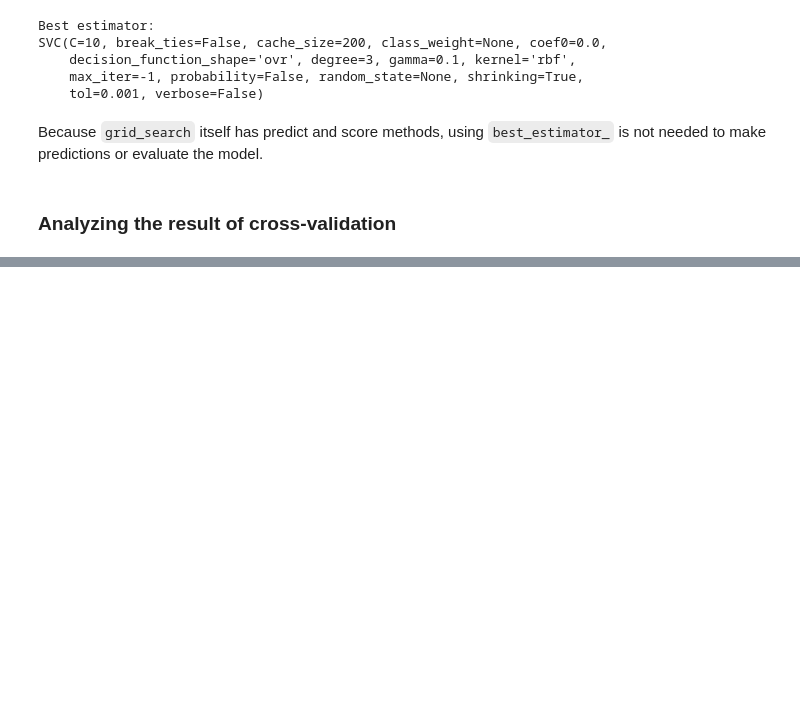
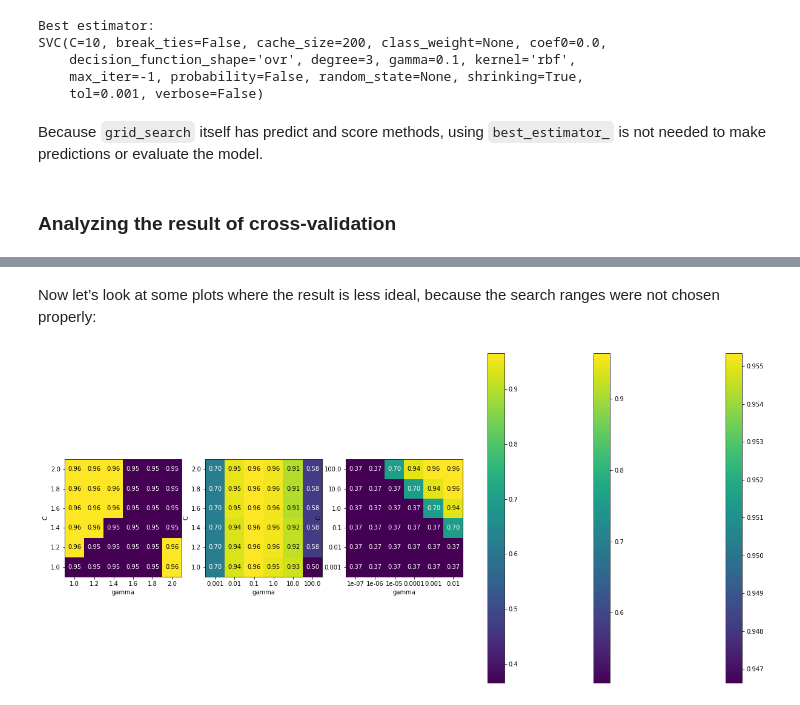
Before and after one commit to cmarsa/imlwp, a Jupyter notebook: 05_model_evaluation_and_improvement.ipynb, the cells around one changed output, grey strips where cells are left out. Drawn from its saved outputs; the diff is of its cells as text; code cells hidden in the pictures; blank space fills up the shorter version.

```diff
--- a/05_model_evaluation_and_improvement.ipynb
+++ b/05_model_evaluation_and_improvement.ipynb
@@ -543,0 +612,36 @@ is not needed to make predictions or evaluate the model.
+# %% [markdown]
+Now let’s look at some plots where the result is less ideal,
+because the search ranges were not chosen properly:
+# %%
+fig, axes = plt.subplots(1, 3, figsize = (23, 10))
+
+param_grid_linear = {
+    'C': np.linspace(1, 2, 6),
+    'gamma': np.linspace(1, 2, 6)
+}
+
+param_grid_one_log = {
+    'C': np.linspace(1, 2, 6),
+    'gamma': np.logspace(-3, 2, 6)
+}
+
+param_grid_range = {
+    'C': np.logspace(-3, 2, 6),
+    'gamma': np.logspace(-7, -2, 6)
+}
+
+for param_grid, ax in zip([param_grid_linear, param_grid_one_log,
+                           param_grid_range], axes):
+    grid_search = GridSearchCV(SVC(), param_grid, cv = 5)
+    grid_search.fit(X_train, y_train)
+    scores = grid_search.cv_results_['mean_test_score'].reshape(6, 6)
+
+    # plot the mean cross-validation scores
+    scores_images = mglearn.tools.heatmap(
+        scores, xlabel = 'gamma', ylabel = 'C', xticklabels = param_grid['gamma'],
+        yticklabels = param_grid['C'], cmap = 'viridis', ax = ax
+    )
+
+    plt.colorbar(scores_images, ax = axes.tolist())
+# %% [output]
+[figure, added]
```
Also changed, not shown: parts of 21 cells of this notebook.
